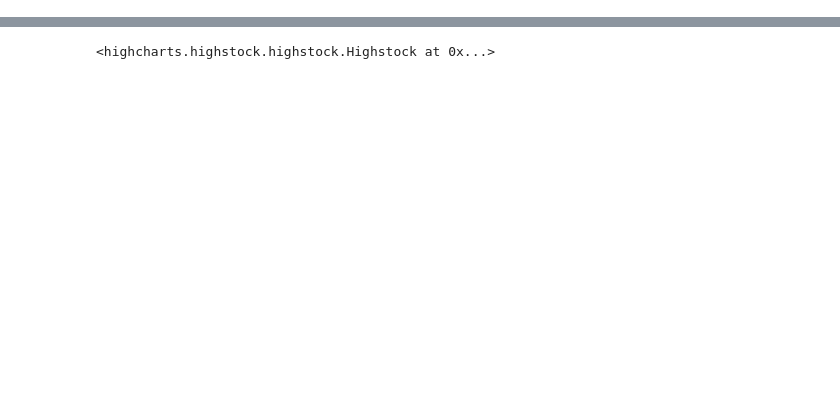
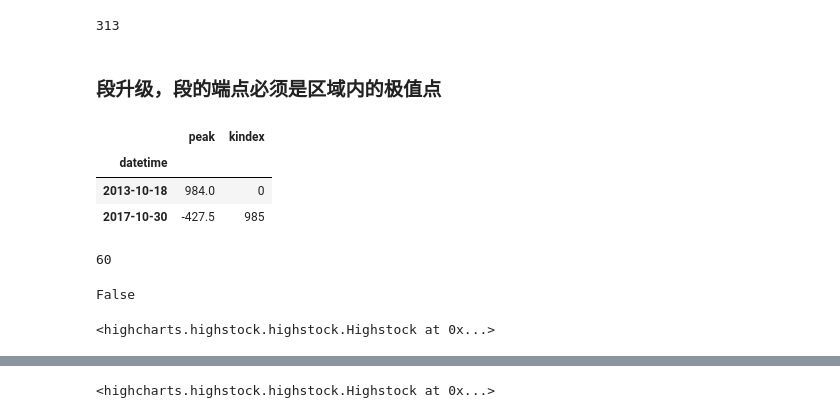
Before and after one commit to newlyedward/Crawler, a Jupyter notebook: czsz.ipynb, the cells around one changed output, grey strips where cells are left out. Cells and saved outputs as stored; diff of their text form; code cells hidden in the pictures; blank space fills up the shorter version.

```diff
--- a/czsz.ipynb
+++ b/czsz.ipynb
@@ -94,0 +111,61 @@ gdfx = removed_continue_peak(gdfx)
+# %%
+def segment_revised(segment, upsegment):
+    x = segment.join(upsegment,lsuffix='_x', rsuffix='_y')
+    x.fillna(method='bfill', inplace=True)
+    x['diff'] = abs((x['peak_y'] / x['peak_x']) ** (x['peak_y'] / abs(x['peak_y']))) <= 1
+    up_segment = segment[x['diff']]
+
+    up_segment = removed_continue_peak(up_segment)
+
+    x = segment.join(up_segment, lsuffix='_x', rsuffix='_y')
+    x.fillna(method='ffill', inplace=True)
+    x['diff'] = abs((x['peak_y'] / x['peak_x']) ** (x['peak_y'] / abs(x['peak_y']))) <= 1
+    up_segment = segment[x['diff']]
+
+    up_segment = removed_continue_peak(up_segment)
+    return up_segment
+# %%
+segment = segment_revised(bi, segment)
+len(segment)
+# %% [output]
+313
+# %% [markdown]
+### 段升级，段的端点必须是区域内的极值点
+# %%
+def upgrade_segment(segment):
+    upsegment = pd.DataFrame()
+    if len(segment) < 7:
+        return segment
+    t_peak = segment.peak
+    t_peak_m2 = segment.peak.shift(2)
+    t_peak_p2 = segment.peak.shift(-2)
+    t_sign = t_peak / abs(t_peak)
+    t_peak_m2.iat[0] = t_peak.iat[0] - 1
+    t_peak_m2.iat[1] = t_peak.iat[1] - 1
+    t_peak_p2.iat[-1] = t_peak.iat[-1] - 1
+    t_peak_p2.iat[-2] = t_peak.iat[-2] - 1
+    yflag = abs((t_peak / t_peak_m2) ** t_sign) > 1
+    tflag = abs((t_peak / t_peak_p2) ** t_sign) >= 1
+    flag = np.logical_and(yflag, tflag)
+    upsegment = segment[flag]
+    upsegment = removed_continue_peak(upsegment)
+    upsegment = segment_revised(segment, upsegment)
+    return upsegment
+# %%
+upsegment = upgrade_segment(segment)
+upsegment.iloc[[0,-1]]
+len(upsegment)
+# %% [output]
+|  | peak | kindex |
+| datetime |  |  |
+| 2013-10-18 | 984.0 | 0 |
+| 2017-10-30 | -427.5 | 985 |
+60
+# %%
+segment_verify(segment, upsegment).any()
+# %% [output]
+False
+# %%
+chart
+# %% [output]
+<highcharts.highstock.highstock.Highstock at 0x...>
```
Also changed, not shown: parts of 24 cells of this notebook, 5 other files.
